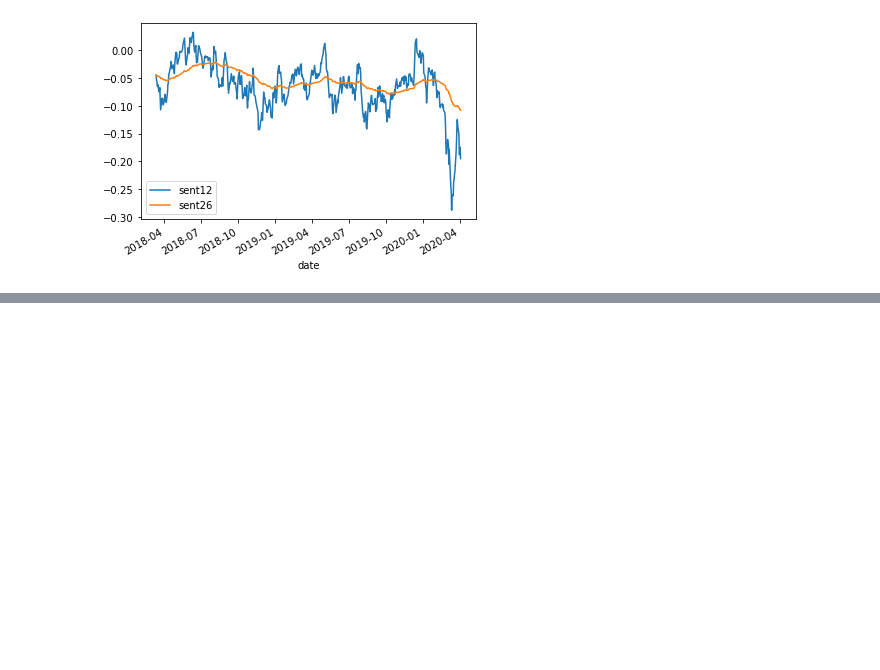
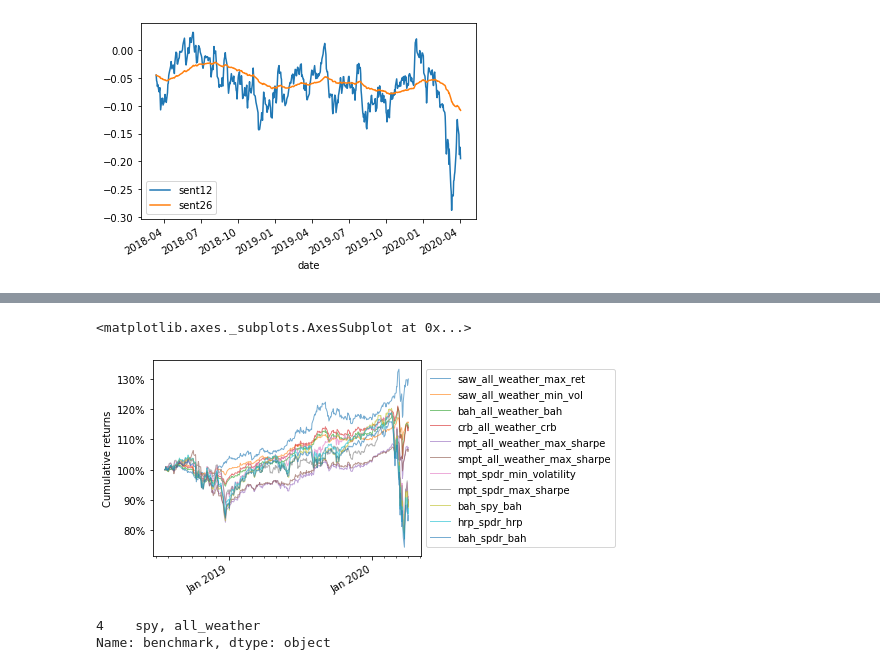
Before and after one commit to eleow/roboadvisorSystem, a Jupyter notebook: SystemCode/backend/notebooks/Update.ipynb, the cells around one changed output, grey strips where cells are left out. Drawn from its saved outputs; the diff is of its cells as text; code cells hidden in the pictures; blank space fills up the shorter version.

```diff
--- a/SystemCode/backend/notebooks/Update.ipynb
+++ b/SystemCode/backend/notebooks/Update.ipynb
@@ -306,0 +372,22 @@ with open(dir_path + "portfolio_graph.pickle", "wb+") as f:
+# %%
+plot_rolling_returns_from_perf_array(pref_all, None)
+# %% [output]
+<matplotlib.axes._subplots.AxesSubplot at 0x...>
+[figure, added]
+# %%
+from bs4 import BeautifulSoup as b
+pid = "mpt_all_weather_max_sharpe"
+# perf_stats[pid]
+
+portfolio_data = df[df['id']==pid]
+# print(portfolio_data['benchmark'])
+
+print(portfolio_data['benchmark'])
+
+# p_benchmarks = [f"bah_{x.strip()}_bah" for x in portfolio_data['benchmark'][0].split(',')]
+# print(p_benchmarks)
+
+# soup = bs(perf_stats[pid].to_html(), 'html.parser')
+# %% [output]
+4    spy, all_weather
+Name: benchmark, dtype: object
```
Also changed, not shown: parts of 12 cells of this notebook, 27 other files.
